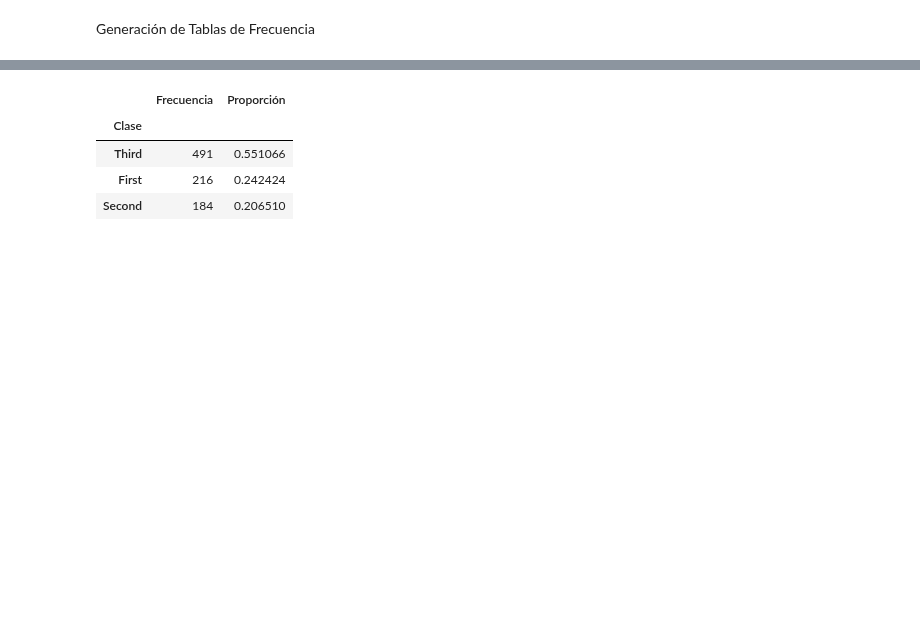
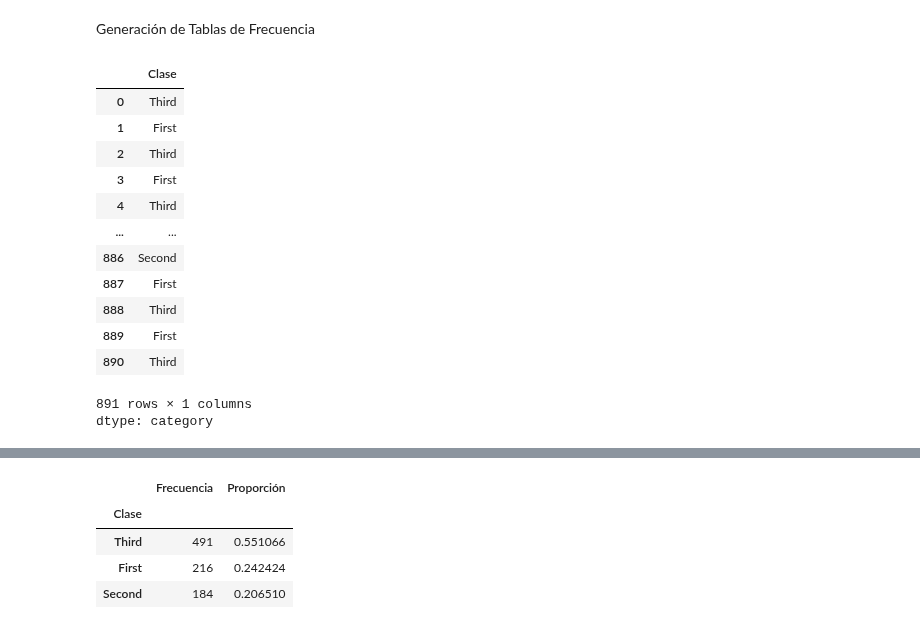
Before and after one commit to mpintoponce/python_utec, a Jupyter notebook: Modulo03:Visualizacion_de_Datos/06.Sesión_5_Univariado_[Student_View].ipynb, the cells around one changed output, grey strips where cells are left out. Saved outputs shown, nothing was run; the diff lists cells and outputs as text; code cells hidden in the pictures; blank space fills up the shorter version.

```diff
--- a/Modulo03:Visualizacion_de_Datos/06.Sesión_5_Univariado_[Student_View].ipynb
+++ b/Modulo03:Visualizacion_de_Datos/06.Sesión_5_Univariado_[Student_View].ipynb
@@ -129,3 +147,20 @@ dtype: object
 ## Datos Categóricos
 # %% [markdown]
 Generación de Tablas de Frecuencia
+# %%
+df["Clase"]
+# %% [output]
+|  | Clase |
+| 0 | Third |
+| 1 | First |
+| 2 | Third |
+| 3 | First |
+| 4 | Third |
+| ... | ... |
+| 886 | Second |
+| 887 | First |
+| 888 | Third |
+| 889 | First |
+| 890 | Third |
+891 rows × 1 columns
+dtype: category
```
Also changed, not shown: parts of 8 cells of this notebook.
